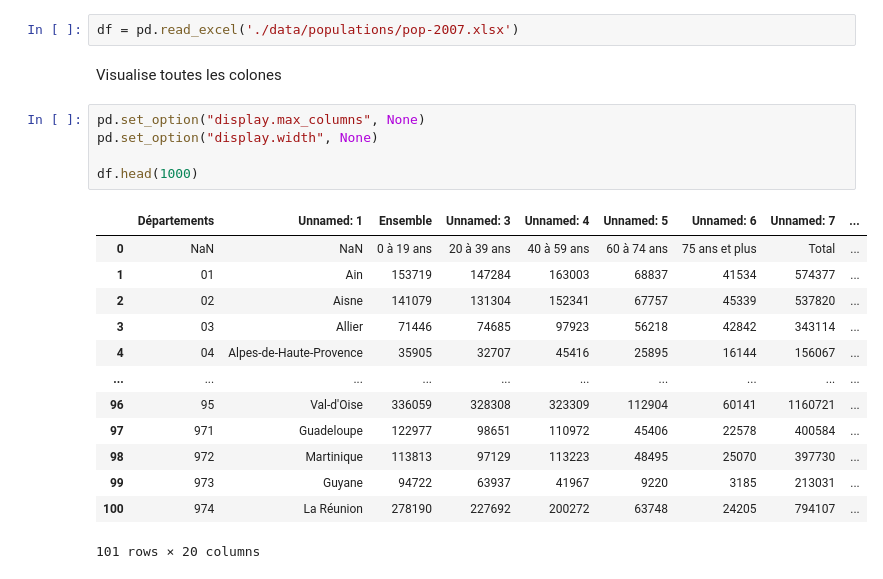
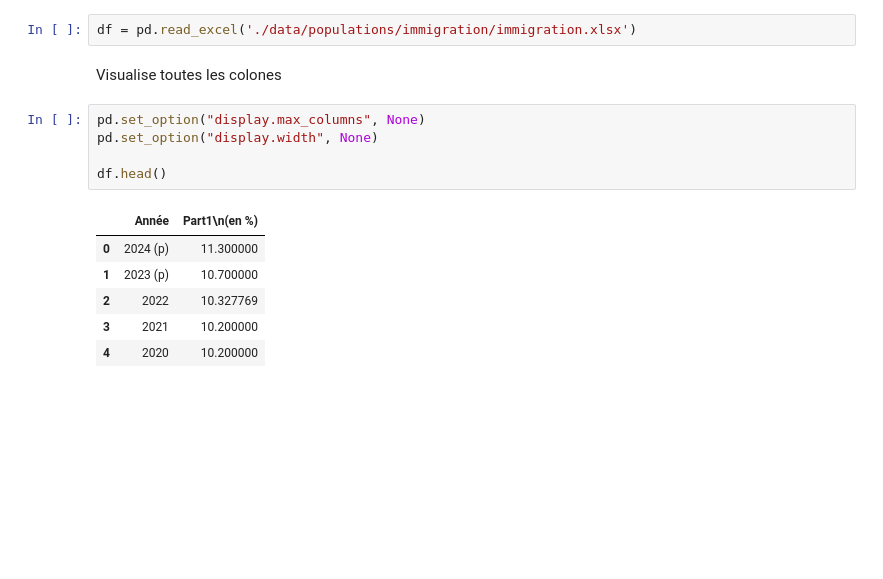
Before and after one commit to Magikmagnum/election, a Jupyter notebook: immigration.ipynb, the cells around one changed output. Cells and saved outputs as stored; diff of their text form; blank space fills up the shorter version.

```diff
--- a/immigration.ipynb
+++ b/immigration.ipynb
@@ -28,25 +28,18 @@ os.listdir()
 # %% [markdown]
 Import des datasets.
 # %%
-df = pd.read_excel('./data/populations/pop-2007.xlsx')
+df = pd.read_excel('./data/populations/immigration/immigration.xlsx')
 # %% [markdown]
 Visualise toutes les colones
 # %%
 pd.set_option("display.max_columns", None)
 pd.set_option("display.width", None)
 
-df.head(1000)
+df.head()
 # %% [output]
-|  | Départements | Unnamed: 1 | Ensemble | Unnamed: 3 | Unnamed: 4 | Unnamed: 5 | Unnamed: 6 | Unnamed: 7 | ... |
-| 0 | NaN | NaN | 0 à 19 ans | 20 à 39 ans | 40 à 59 ans | 60 à 74 ans | 75 ans et plus | Total | ... |
-| 1 | 01 | Ain | 153719 | 147284 | 163003 | 68837 | 41534 | 574377 | ... |
-| 2 | 02 | Aisne | 141079 | 131304 | 152341 | 67757 | 45339 | 537820 | ... |
-| 3 | 03 | Allier | 71446 | 74685 | 97923 | 56218 | 42842 | 343114 | ... |
-| 4 | 04 | Alpes-de-Haute-Provence | 35905 | 32707 | 45416 | 25895 | 16144 | 156067 | ... |
-| ... | ... | ... | ... | ... | ... | ... | ... | ... | ... |
-| 96 | 95 | Val-d'Oise | 336059 | 328308 | 323309 | 112904 | 60141 | 1160721 | ... |
-| 97 | 971 | Guadeloupe | 122977 | 98651 | 110972 | 45406 | 22578 | 400584 | ... |
-| 98 | 972 | Martinique | 113813 | 97129 | 113223 | 48495 | 25070 | 397730 | ... |
-| 99 | 973 | Guyane | 94722 | 63937 | 41967 | 9220 | 3185 | 213031 | ... |
-| 100 | 974 | La Réunion | 278190 | 227692 | 200272 | 63748 | 24205 | 794107 | ... |
+|  | Année | Part1\n(en %) |
+| 0 | 2024 (p) | 11.300000 |
+| 1 | 2023 (p) | 10.700000 |
+| 2 | 2022 | 10.327769 |
+| 3 | 2021 | 10.200000 |
+| 4 | 2020 | 10.200000 |
-101 rows × 20 columns
```
Also changed, not shown: parts of 26 cells of this notebook, 2 other files.
